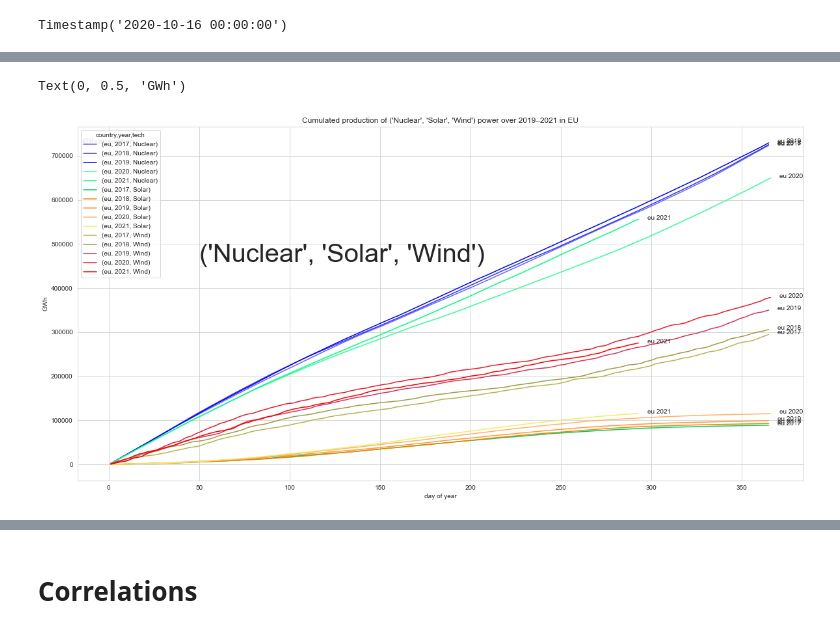
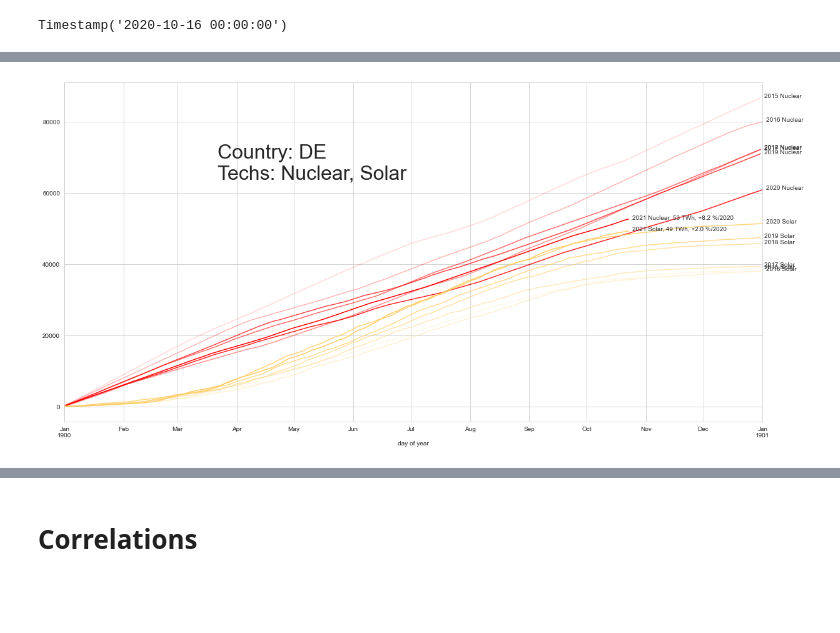
Before and after one commit to thomasgibon/energy-charts-remake, a Jupyter notebook: energy_charts.ipynb, the cells around one changed output, grey strips where cells are left out. Drawn from its saved outputs; the diff is of its cells as text; code cells hidden in the pictures; blank space fills up the shorter version.

```diff
--- a/energy_charts.ipynb
+++ b/energy_charts.ipynb
@@ -286,3 +228,10 @@ all_prods['dk']['2020']['Wind offshore'].sum()
+# %%
+colors_annual_raw = {}
+alpha_thr = 0.15
+
+for k,v in colors.items():
+    for year in year_range:
+        colors_annual_raw[(year,k)] = tuple((*v, alpha_thr + (1-alpha_thr) * (year-year_range[0])/(year_range[-1]-year_range[0])))
 # %%
 columns_agg = {'Hydro pumped storage consumption': 'Hydro pumped storage consumption',
                'Import Balance': 'Import balance',
@@ -318,5 +329,6 @@ columns_agg = {'Hydro pumped storage consumption': 'Hydro pumped storage consump
 # %%
-raw_agg = pd.concat([pd.concat(p, axis=0) for p in all_prods.values()], keys=all_prods.keys())
+raw_agg = pd.concat([pd.concat(p, axis=0) for p in all_prods.values()],
+                    keys=all_prods.keys())
 prod_agg = raw_agg.groupby(columns_agg, axis=1).sum()
 prod_agg.index.names=('country','year','date')
 prod_agg = prod_agg.reset_index()
@@ -326,11 +338,13 @@ prod_agg = prod_agg.drop('date',axis=1)
 prod_agg = prod_agg.set_index(['day of year','year','country']).unstack(['year','country'])
 prod_agg = prod_agg.reorder_levels(order=[2,1,0],axis=1)
 try:
-    prod_agg['de','2019']*=1000
+    prod_agg['de',2015]*=1000
+    prod_agg['de',2016]*=1000
+    prod_agg['de',2017]*=1000
+    prod_agg['de',2018]*=1000
+    prod_agg['de',2019]*=1000
 except:
     pass
-# %%
-prod_agg[prod_agg==0] = np.nan
 # %%
 countries = prod_agg.columns.levels[0]
 countries
@@ -353,38 +357,41 @@ FrozenList([['eu'], ['2017', '2018', '2019', '2020', '2021'], ['Biomass', 'Fossi
 # %%
 tech = ('Nuclear',
-        'Solar',
-        'Wind')
+       'Solar')
 
-cumul = prod_agg.loc[:,([c for c in countries if c not in ['pl']],slice(None),tech)].cumsum(skipna=True)
-cumul.columns.names = ['country','year','tech']
+country = 'de'
+
+cumul = prod_agg.loc[:,(countries,slice(None),tech)].cumsum(skipna=True)[country]
+cumul.index = pd.to_datetime(cumul.index, format='%j')
+cumul.columns.names = ['year','tech']
 # cumul = cumul.groupby('year', axis=1).sum(min_count=1)
 fig, ax = plt.subplots(figsize=(20,10), facecolor='w')
 
-cumul.plot(color=colors, ax=ax)
+cumul.plot(color=colors_annual, ax=ax)
 
 for c in cumul.columns:
+
     last_v = cumul[c].last_valid_index()
 
     if last_v != None:
 
-        if c[1] == '2021':
-            v_2020 = cumul.loc[last_v,(c[0], '2020', tech)]
+        if c[0] == 2021:
+            v_2020 = cumul.loc[last_v,(2020,c[1])]
             gap = cumul[c][last_v] - v_2020
             delta = 100 * (cumul[c][last_v]/v_2020 - 1)
-#             label = f'{c[0]} {c[1]}, {cumul[c][last_v]/1000:0.0f} TWh, {delta:+0.1f} %/2020'
-            label = f'{c[0]} {c[1]}'
+            label = f'{c[0]} {c[1]}, {cumul[c][last_v]/1000:0.0f} TWh, {delta:+0.1f} %/2020'
+#             label = f'{c[0]} {c[1]}'
         else:
             label = f'{c[0]} {c[1]}'
 
-        plt.text(cumul[c].last_valid_index() + 5,
-                 cumul[c][cumul[c].last_valid_index()],
+        plt.text(last_v + timedelta(days=2),
+                 cumul[c][last_v],
                  label)
 
-plt.text(50, ax.get_ylim()[1] * .6, tech, fontsize=40)
-plt.text(-15, ax.get_ylim()[1] * .95, '@thomasgibon', fontsize=12, color='gray')
-plt.title(f'Cumulated production of {tech} power over 2019–2021 in EU')
-ax.set_ylabel('GWh')
-# ax.get_legend().remove()
+plt.text(cumul.index[80], ax.get_ylim()[1] * .7, f'Country: {country.upper()} \nTechs: ' + ', '.join(tech), fontsize=32)
+# plt.text(-15, ax.get_ylim()[1] * .95, '@thomasgibon', fontsize=12, color='gray')
+# plt.title(f'Cumulated production of {tech} power over 2019–2021 in Germany')
+# ax.set_ylabel('GWh')
+
+ax.get_legend().remove()
 # %% [output]
-Text(0, 0.5, 'GWh')
-[figure, old version]
+[figure, new version]
```
Also changed, not shown: parts of 40 cells of this notebook.
